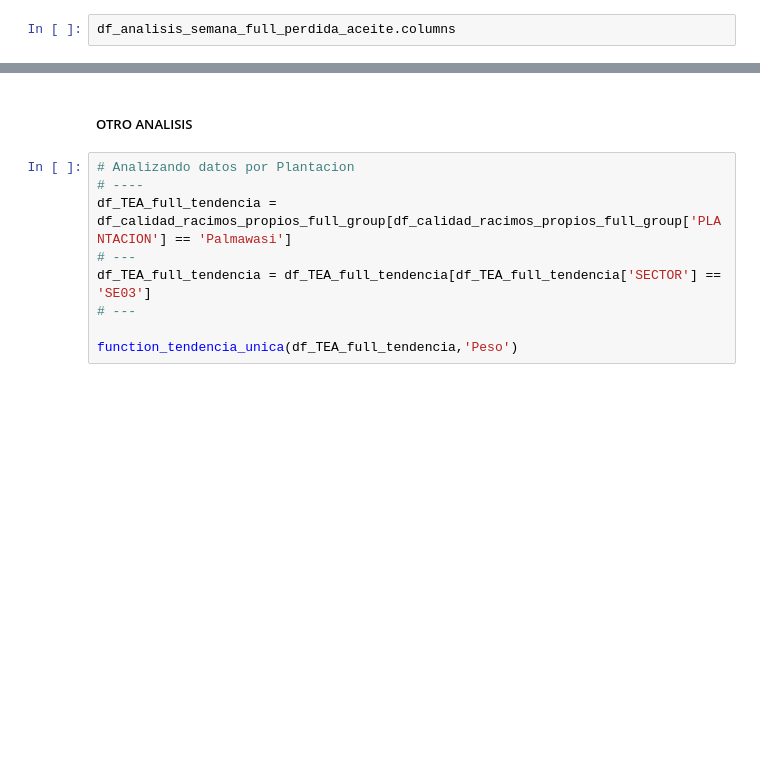
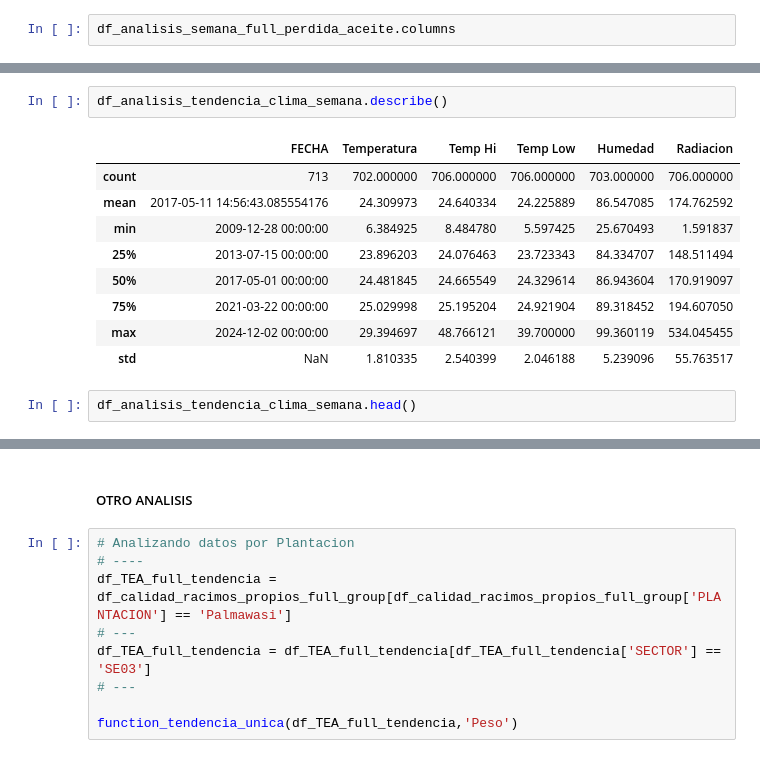
Before and after one commit to cesarqb/PROYECTO_01_analitica_descriptiva_TEA, a Jupyter notebook: src/features_scripts/Scrpit_match_tea.ipynb, the cells around one changed output, grey strips where cells are left out. Saved outputs shown, nothing was run; the diff lists cells and outputs as text; blank space fills up the shorter version.

```diff
--- a/src/features_scripts/Scrpit_match_tea.ipynb
+++ b/src/features_scripts/Scrpit_match_tea.ipynb
@@ -2626,0 +2750,14 @@ df_analisis_semana_full_perdida_aceite.columns
+# %%
+df_analisis_tendencia_clima_semana.describe()
+# %% [output]
+|  | FECHA | Temperatura | Temp Hi | Temp Low | Humedad | Radiacion |
+| count | 713 | 702.000000 | 706.000000 | 706.000000 | 703.000000 | 706.000000 |
+| mean | 2017-05-11 14:56:43.085554176 | 24.309973 | 24.640334 | 24.225889 | 86.547085 | 174.762592 |
+| min | 2009-12-28 00:00:00 | 6.384925 | 8.484780 | 5.597425 | 25.670493 | 1.591837 |
+| 25% | 2013-07-15 00:00:00 | 23.896203 | 24.076463 | 23.723343 | 84.334707 | 148.511494 |
+| 50% | 2017-05-01 00:00:00 | 24.481845 | 24.665549 | 24.329614 | 86.943604 | 170.919097 |
+| 75% | 2021-03-22 00:00:00 | 25.029998 | 25.195204 | 24.921904 | 89.318452 | 194.607050 |
+| max | 2024-12-02 00:00:00 | 29.394697 | 48.766121 | 39.700000 | 99.360119 | 534.045455 |
+| std | NaN | 1.810335 | 2.540399 | 2.046188 | 5.239096 | 55.763517 |
+# %%
+df_analisis_tendencia_clima_semana.head()
```
Also changed, not shown: parts of 82 cells of this notebook, 16 other files.
